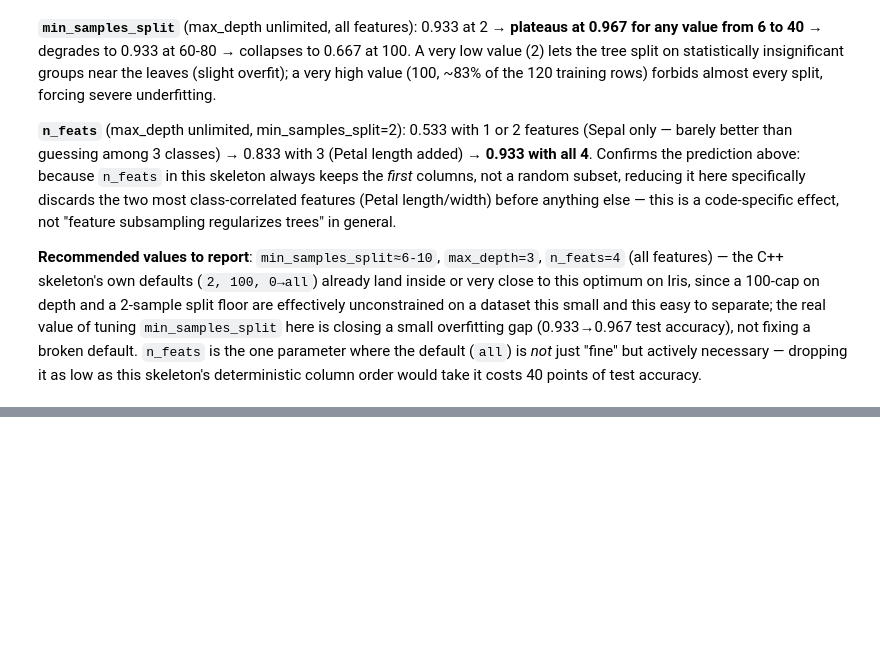
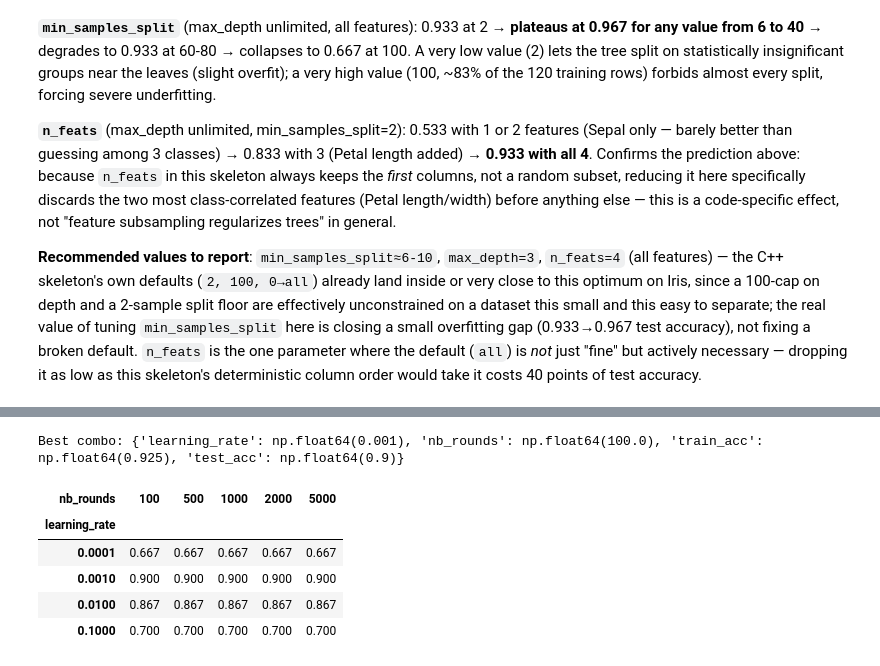
Before and after one commit to Pierrafrom/ml-lab-1, a Jupyter notebook: notebooks/iris_exploration.ipynb, the cells around one changed output, grey strips where cells are left out. Drawn from its saved outputs; the diff is of its cells as text; code cells hidden in the pictures; blank space fills up the shorter version.

```diff
--- a/notebooks/iris_exploration.ipynb
+++ b/notebooks/iris_exploration.ipynb
@@ -253,0 +341,30 @@ pd.DataFrame(
+# %%
+grid_lrs = [0.0001, 0.001, 0.01, 0.1]
+grid_rounds = [100, 500, 1000, 2000, 5000]
+grid_rows = []
+
+for lr in grid_lrs:
+    for r in grid_rounds:
+        model = make_ovr_logreg(lr, r)
+        model.fit(X_train, y_train)
+        grid_rows.append(
+            {
+                "learning_rate": lr,
+                "nb_rounds": r,
+                "train_acc": model.score(X_train, y_train),
+                "test_acc": model.score(X_test, y_test),
+            }
+        )
+
+grid_df = pd.DataFrame(grid_rows)
+best_row = grid_df.loc[grid_df["test_acc"].idxmax()]
+print("Best combo:", dict(best_row))
+grid_df.pivot(index="learning_rate", columns="nb_rounds", values="test_acc").round(3)
+# %% [output]
+Best combo: {'learning_rate': np.float64(0.001), 'nb_rounds': np.float64(100.0), 'train_acc': np.float64(0.925), 'test_acc': np.float64(0.9)}
+| nb_rounds | 100 | 500 | 1000 | 2000 | 5000 |
+| learning_rate |  |  |  |  |  |
+| 0.0001 | 0.667 | 0.667 | 0.667 | 0.667 | 0.667 |
+| 0.0010 | 0.900 | 0.900 | 0.900 | 0.900 | 0.900 |
+| 0.0100 | 0.867 | 0.867 | 0.867 | 0.867 | 0.867 |
+| 0.1000 | 0.700 | 0.700 | 0.700 | 0.700 | 0.700 |
```
Also changed, not shown: parts of 5 cells of this notebook.
